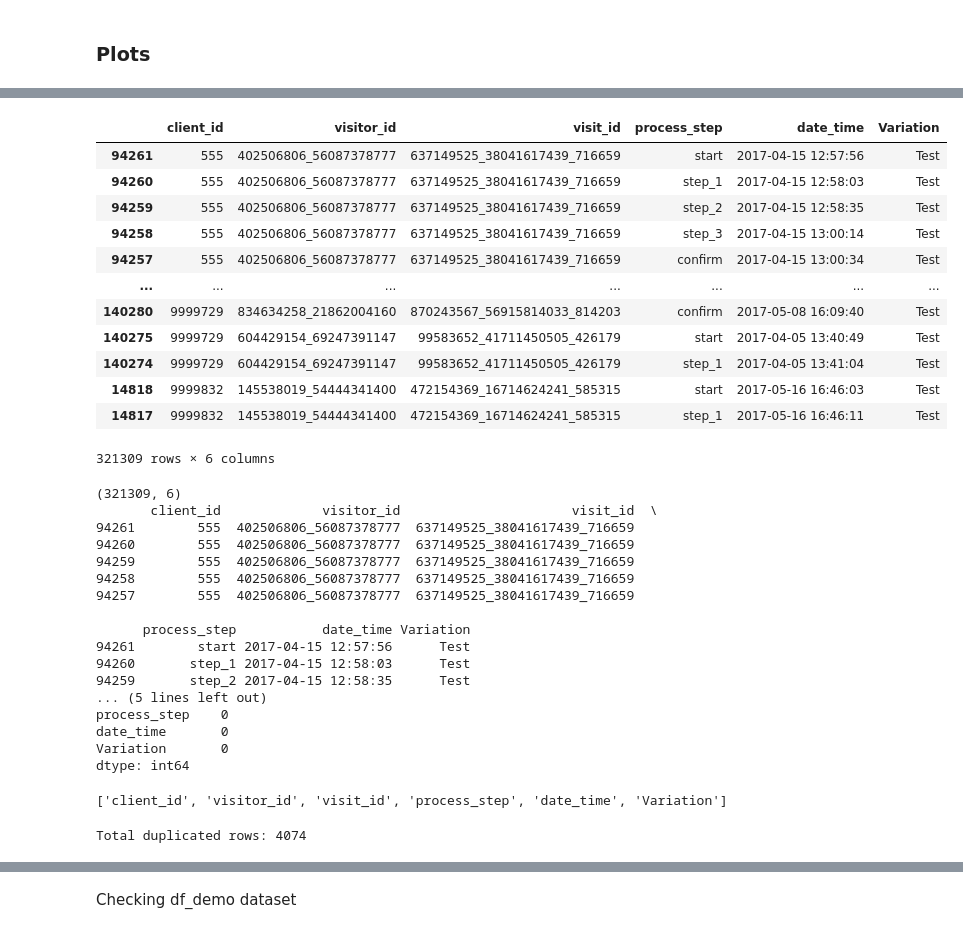
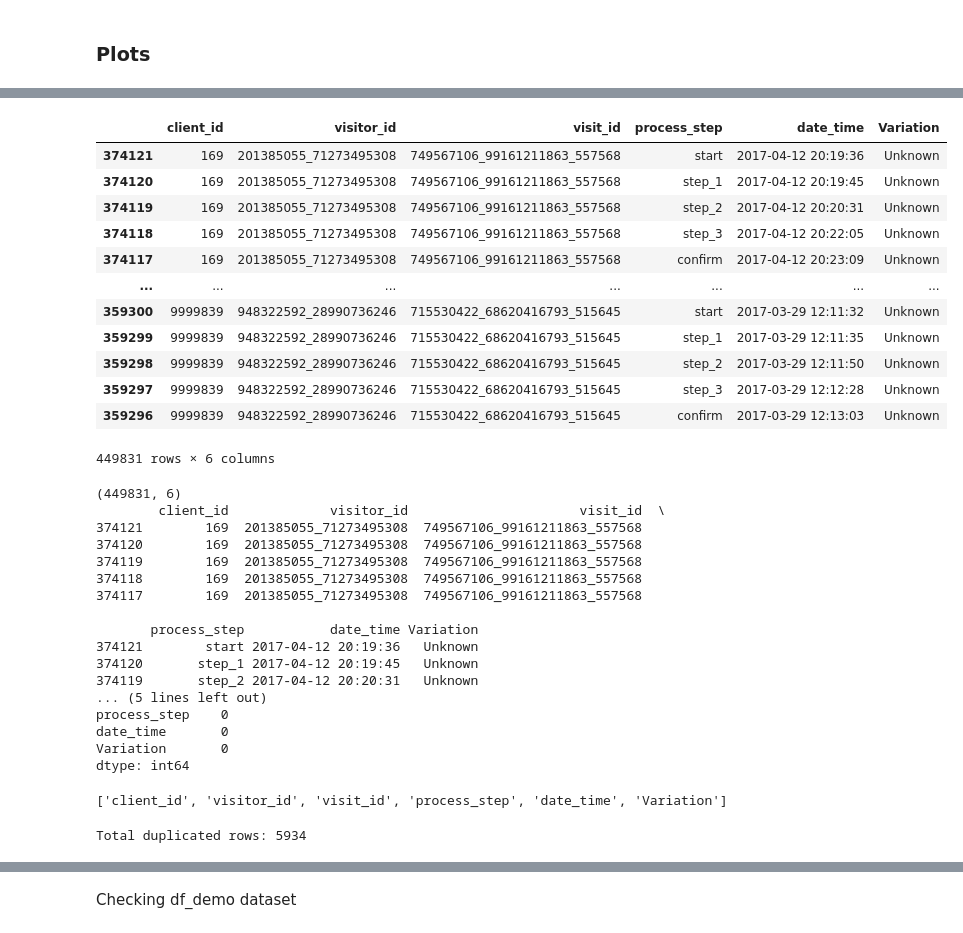
Before and after one commit to SheryllD/Project2, a Jupyter notebook: main_datawrangling.ipynb, the cells around one changed output, grey strips where cells are left out. Saved outputs shown, nothing was run; the diff lists cells and outputs as text; code cells hidden in the pictures.

```diff
--- a/main_datawrangling.ipynb
+++ b/main_datawrangling.ipynb
@@ -305,17 +361,6 @@ def df_fwd_all(df_fwd1 = df_fwd1, df_fwd2 = df_fwd2, df_ec = df_ec):
-# %%
-df_web_cleaned = df_fwd_all()
-df_web_cleaned
-# %% [output]
-|  | client_id | visitor_id | visit_id | process_step | date_time | Variation |
-| 94261 | 555 | 402506806_56087378777 | 637149525_38041617439_716659 | start | 2017-04-15 12:57:56 | Test |
-| 94260 | 555 | 402506806_56087378777 | 637149525_38041617439_716659 | step_1 | 2017-04-15 12:58:03 | Test |
-| 94259 | 555 | 402506806_56087378777 | 637149525_38041617439_716659 | step_2 | 2017-04-15 12:58:35 | Test |
-| 94258 | 555 | 402506806_56087378777 | 637149525_38041617439_716659 | step_3 | 2017-04-15 13:00:14 | Test |
-| 94257 | 555 | 402506806_56087378777 | 637149525_38041617439_716659 | confirm | 2017-04-15 13:00:34 | Test |
-| ... | ... | ... | ... | ... | ... | ... |
-| 140280 | 9999729 | 834634258_21862004160 | 870243567_56915814033_814203 | confirm | 2017-05-08 16:09:40 | Test |
-| 140275 | 9999729 | 604429154_69247391147 | 99583652_41711450505_426179 | start | 2017-04-05 13:40:49 | Test |
-| 140274 | 9999729 | 604429154_69247391147 | 99583652_41711450505_426179 | step_1 | 2017-04-05 13:41:04 | Test |
-| 14818 | 9999832 | 145538019_54444341400 | 472154369_16714624241_585315 | start | 2017-05-16 16:46:03 | Test |
-| 14817 | 9999832 | 145538019_54444341400 | 472154369_16714624241_585315 | step_1 | 2017-05-16 16:46:11 | Test |
-321309 rows × 6 columns
+# %%
+# Converting date_time to datetime object
+df_web_ec['date_time'] = pd.to_datetime(df_web_ec['date_time'])
+
+# Sorting by client, visit and time.
+df_web_ec = df_web_ec.sort_values(by=['client_id', 'visit_id', 'date_time'])
@@ -322,20 +370,36 @@ df_web_cleaned
+# %%
+df_web_ec
+# %% [output]
+|  | client_id | visitor_id | visit_id | process_step | date_time | Variation |
+| 374121 | 169 | 201385055_71273495308 | 749567106_99161211863_557568 | start | 2017-04-12 20:19:36 | Unknown |
+| 374120 | 169 | 201385055_71273495308 | 749567106_99161211863_557568 | step_1 | 2017-04-12 20:19:45 | Unknown |
+| 374119 | 169 | 201385055_71273495308 | 749567106_99161211863_557568 | step_2 | 2017-04-12 20:20:31 | Unknown |
+| 374118 | 169 | 201385055_71273495308 | 749567106_99161211863_557568 | step_3 | 2017-04-12 20:22:05 | Unknown |
+| 374117 | 169 | 201385055_71273495308 | 749567106_99161211863_557568 | confirm | 2017-04-12 20:23:09 | Unknown |
+| ... | ... | ... | ... | ... | ... | ... |
+| 359300 | 9999839 | 948322592_28990736246 | 715530422_68620416793_515645 | start | 2017-03-29 12:11:32 | Unknown |
+| 359299 | 9999839 | 948322592_28990736246 | 715530422_68620416793_515645 | step_1 | 2017-03-29 12:11:35 | Unknown |
+| 359298 | 9999839 | 948322592_28990736246 | 715530422_68620416793_515645 | step_2 | 2017-03-29 12:11:50 | Unknown |
+| 359297 | 9999839 | 948322592_28990736246 | 715530422_68620416793_515645 | step_3 | 2017-03-29 12:12:28 | Unknown |
+| 359296 | 9999839 | 948322592_28990736246 | 715530422_68620416793_515645 | confirm | 2017-03-29 12:13:03 | Unknown |
+449831 rows × 6 columns
 # %%
-print(df_web_cleaned.shape) # number of rows and columns
-print(df_web_cleaned.head()) # first 5 rows
-print(df_web_cleaned.isnull().sum()) # number of missing values in each column
+print(df_web_ec.shape) # number of rows and columns
+print(df_web_ec.head()) # first 5 rows
+print(df_web_ec.isnull().sum()) # number of missing values in each column
 # %% [output]
-(321309, 6)
-       client_id             visitor_id                      visit_id  \
-94261        555  402506806_56087378777  637149525_38041617439_716659
-94260        555  402506806_56087378777  637149525_38041617439_716659
-94259        555  402506806_56087378777  637149525_38041617439_716659
-94258        555  402506806_56087378777  637149525_38041617439_716659
-94257        555  402506806_56087378777  637149525_38041617439_716659
+(449831, 6)
+        client_id             visitor_id                      visit_id  \
+374121        169  201385055_71273495308  749567106_99161211863_557568
+374120        169  201385055_71273495308  749567106_99161211863_557568
+374119        169  201385055_71273495308  749567106_99161211863_557568
+374118        169  201385055_71273495308  749567106_99161211863_557568
+374117        169  201385055_71273495308  749567106_99161211863_557568
 
-      process_step           date_time Variation
-94261        start 2017-04-15 12:57:56      Test
-94260       step_1 2017-04-15 12:58:03      Test
-94259       step_2 2017-04-15 12:58:35      Test
+       process_step           date_time Variation
+374121        start 2017-04-12 20:19:36   Unknown
+374120       step_1 2017-04-12 20:19:45   Unknown
+374119       step_2 2017-04-12 20:20:31   Unknown
 ... (5 lines left out)
 process_step    0
 date_time       0
@@ -350,7 +411,7 @@ print(df_web_cleaned.columns.tolist())
 ['client_id', 'visitor_id', 'visit_id', 'process_step', 'date_time', 'Variation']
 # %%
 # Checking for duplicates
-duplicates = df_web_cleaned[df_web_cleaned.duplicated()]
+duplicates = df_web_ec[df_web_ec.duplicated()]
 print("Total duplicated rows:", len(duplicates))
 # %% [output]
-Total duplicated rows: 4074
+Total duplicated rows: 5934
```
Also changed, not shown: parts of 67 cells of this notebook, 12 other files.
